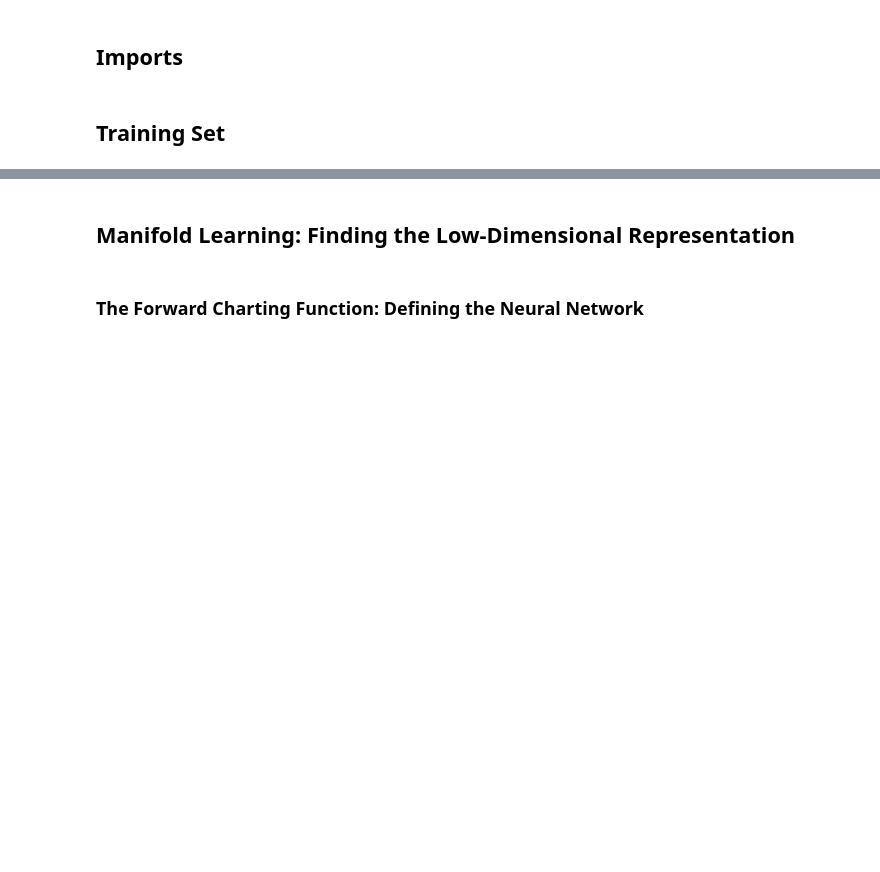
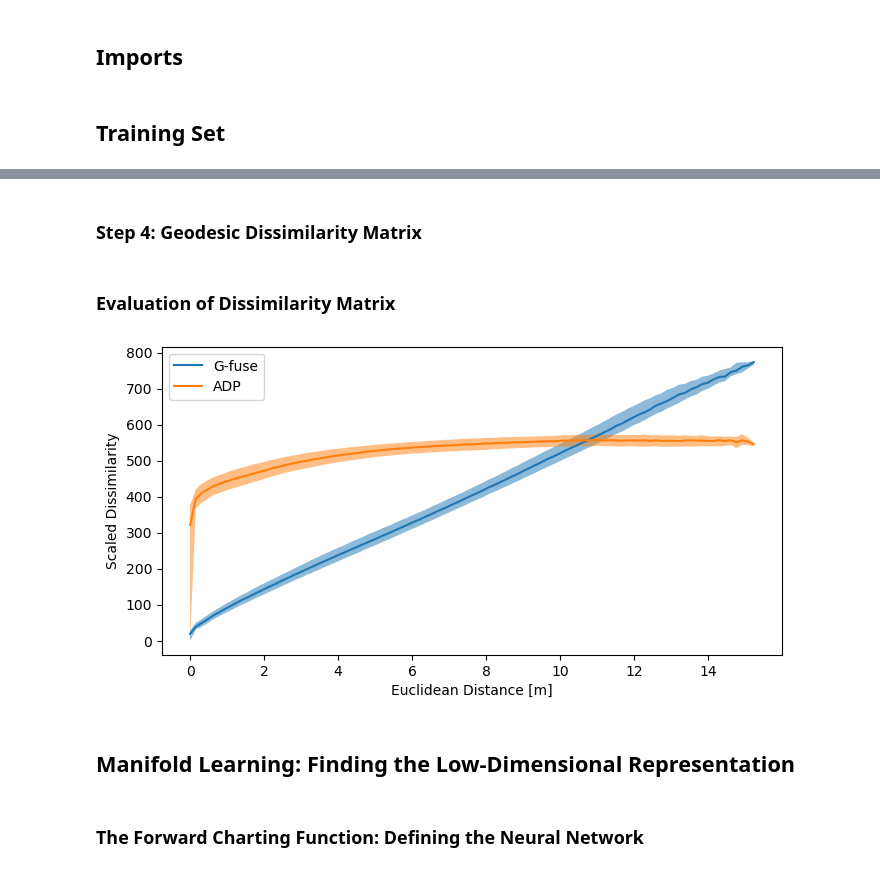
Before and after one commit to phillipstephan/ChannelCharting-ChannelPrediction, a Jupyter notebook: 2_ChannelCharting.ipynb, the cells around one changed output, grey strips where cells are left out. Saved outputs shown, nothing was run; the diff lists cells and outputs as text; code cells hidden in the pictures; blank space fills up the shorter version.

Commit message:
Simplify code - dissimilarity matrix is now computed in 2_ChannelCharting.ipynb

```diff
--- a/3_ChannelCharting.ipynb
+++ b/2_ChannelCharting.ipynb
@@ -26,0 +87,7 @@ dissimilarity_matrix_geodesic = np.load("results/dissimilarity_matrix_geodesic.n
+# %%
+TIME_THRESHOLD = 2
+small_time_dissimilarity_indices = np.logical_and(timestamp_dissimilarity_matrix < TIME_THRESHOLD, timestamp_dissimilarity_matrix > 0)
+small_time_dissimilarities = timestamp_dissimilarity_matrix[small_time_dissimilarity_indices]
+small_adp_dissimilarities = adp_dissimilarity_matrix[small_time_dissimilarity_indices]
+
+occurences, edges = np.histogram(small_adp_dissimilarities / small_time_dissimilarities, range = (0, 50), bins = 1500)
@@ -26,0 +104,11 @@ dissimilarity_matrix_geodesic = np.load("results/dissimilarity_matrix_geodesic.n
+# %%
+# Fuse ADP-based and time-based dissimilarity matrices
+dissimilarity_matrix_fused = np.minimum(adp_dissimilarity_matrix, timestamp_dissimilarity_matrix * scaling_factor)
+# %% [markdown]
+### Step 4: Geodesic Dissimilarity Matrix
+# %%
+n_neighbors = 20
+
+nbrs_alg = sklearn.neighbors.NearestNeighbors(n_neighbors = n_neighbors, metric="precomputed", n_jobs = -1)
+nbrs = nbrs_alg.fit(dissimilarity_matrix_fused)
+nbg = sklearn.neighbors.kneighbors_graph(nbrs, n_neighbors, metric = "precomputed", mode="distance")
@@ -27,3 +150,39 @@ dissimilarity_matrix_geodesic = np.load("results/dissimilarity_matrix_geodesic.n
+# %% [markdown]
+### Evaluation of Dissimilarity Matrix
+# %%
+# Compute distances between groundtruth positions
+groundtruth_distance_matrix = scipy.spatial.distance_matrix(groundtruth_positions, groundtruth_positions)
+# %%
+def plot_dissimilarity_over_euclidean_distance(dissimilarity_matrix, distance_matrix, label = None):
+	nth_reduction = 10
+	dissimilarities_flat = dissimilarity_matrix[::nth_reduction, ::nth_reduction].flatten()
+	distances_flat = distance_matrix[::nth_reduction, ::nth_reduction].flatten()
+
+	max_distance = np.max(distances_flat)
+	bins = np.linspace(0, max_distance, 100)
+	bin_indices = np.digitize(distances_flat, bins)
+
+	bin_medians = np.zeros(len(bins) - 1)
+	bin_25_perc = np.zeros(len(bins) - 1)
+	bin_75_perc = np.zeros(len(bins) - 1)
+	for i in range(1, len(bins)):
+		bin_values = dissimilarities_flat[bin_indices == i]
+		bin_25_perc[i - 1], bin_medians[i - 1], bin_75_perc[i - 1] = np.percentile(bin_values, [25, 50, 75])
+
+	plt.plot(bins[:-1], bin_medians, label = label)
+	plt.fill_between(bins[:-1], bin_25_perc, bin_75_perc, alpha=0.5)
+
+plt.figure(figsize=(8,4))
+
+plot_dissimilarity_over_euclidean_distance(dissimilarity_matrix_geodesic, groundtruth_distance_matrix, "G-fuse")
+plot_dissimilarity_over_euclidean_distance(scaling_factor * adp_dissimilarity_matrix, groundtruth_distance_matrix, "ADP")
+
+plt.legend()
+plt.xlabel("Euclidean Distance [m]")
+plt.ylabel("Scaled Dissimilarity")
+plt.show()
+# %% [output]
+[figure, added]
 # %% [markdown]
 ## Manifold Learning: Finding the Low-Dimensional Representation
 # %%
```
Also changed, not shown: parts of 10 cells of this notebook, 2 other files.
